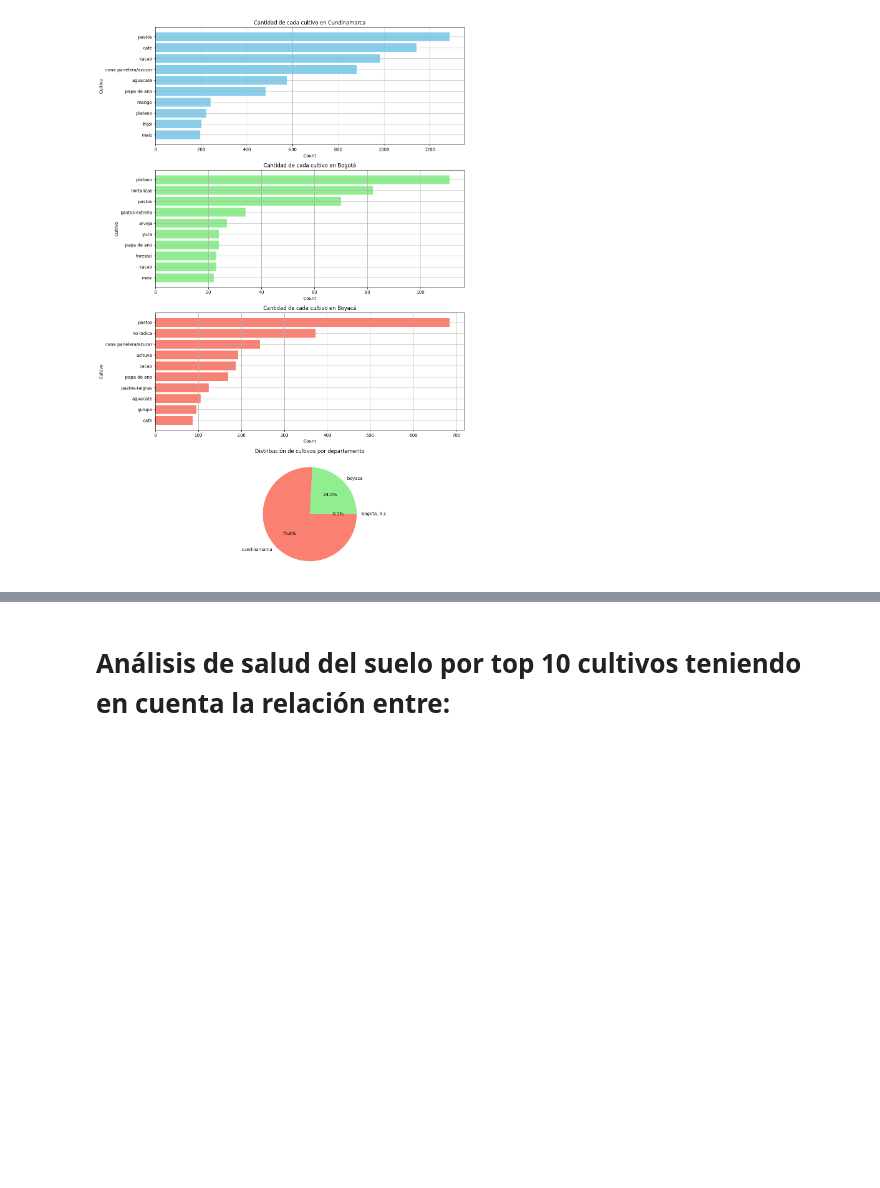
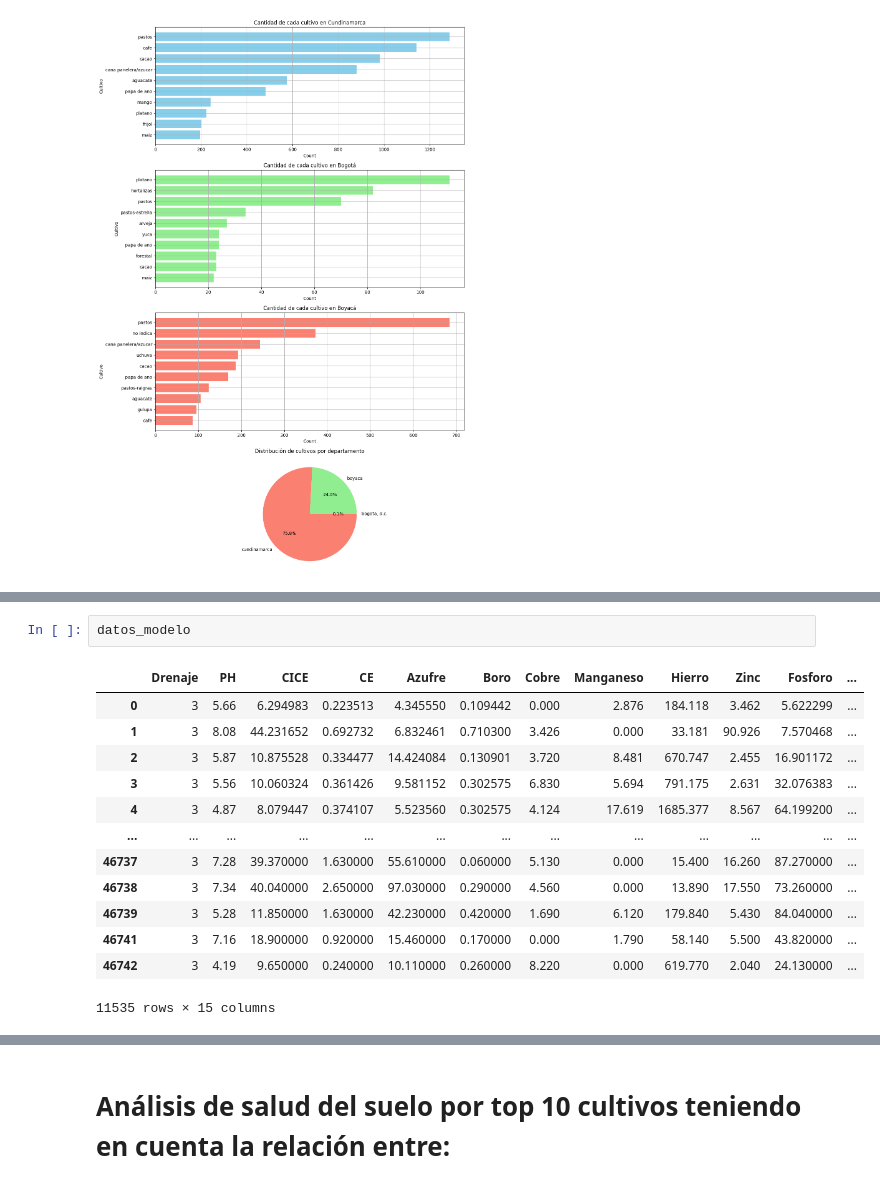
Before and after one commit to LotusZaheer/Soil-data-analysis, a Jupyter notebook: Data Analysis.ipynb, the cells around one changed output, grey strips where cells are left out. Drawn from its saved outputs; the diff is of its cells as text; blank space fills up the shorter version.

```diff
--- a/Data Analysis.ipynb
+++ b/Data Analysis.ipynb
@@ -470,0 +600,16 @@ plt.show()
+# %%
+datos_modelo
+# %% [output]
+|  | Drenaje | PH | CICE | CE | Azufre | Boro | Cobre | Manganeso | Hierro | Zinc | Fosforo | ... |
+| 0 | 3 | 5.66 | 6.294983 | 0.223513 | 4.345550 | 0.109442 | 0.000 | 2.876 | 184.118 | 3.462 | 5.622299 | ... |
+| 1 | 3 | 8.08 | 44.231652 | 0.692732 | 6.832461 | 0.710300 | 3.426 | 0.000 | 33.181 | 90.926 | 7.570468 | ... |
+| 2 | 3 | 5.87 | 10.875528 | 0.334477 | 14.424084 | 0.130901 | 3.720 | 8.481 | 670.747 | 2.455 | 16.901172 | ... |
+| 3 | 3 | 5.56 | 10.060324 | 0.361426 | 9.581152 | 0.302575 | 6.830 | 5.694 | 791.175 | 2.631 | 32.076383 | ... |
+| 4 | 3 | 4.87 | 8.079447 | 0.374107 | 5.523560 | 0.302575 | 4.124 | 17.619 | 1685.377 | 8.567 | 64.199200 | ... |
+| ... | ... | ... | ... | ... | ... | ... | ... | ... | ... | ... | ... | ... |
+| 46737 | 3 | 7.28 | 39.370000 | 1.630000 | 55.610000 | 0.060000 | 5.130 | 0.000 | 15.400 | 16.260 | 87.270000 | ... |
+| 46738 | 3 | 7.34 | 40.040000 | 2.650000 | 97.030000 | 0.290000 | 4.560 | 0.000 | 13.890 | 17.550 | 73.260000 | ... |
+| 46739 | 3 | 5.28 | 11.850000 | 1.630000 | 42.230000 | 0.420000 | 1.690 | 6.120 | 179.840 | 5.430 | 84.040000 | ... |
+| 46741 | 3 | 7.16 | 18.900000 | 0.920000 | 15.460000 | 0.170000 | 0.000 | 1.790 | 58.140 | 5.500 | 43.820000 | ... |
+| 46742 | 3 | 4.19 | 9.650000 | 0.240000 | 10.110000 | 0.260000 | 8.220 | 0.000 | 619.770 | 2.040 | 24.130000 | ... |
+11535 rows × 15 columns
```
Also changed, not shown: parts of 12 cells of this notebook.
